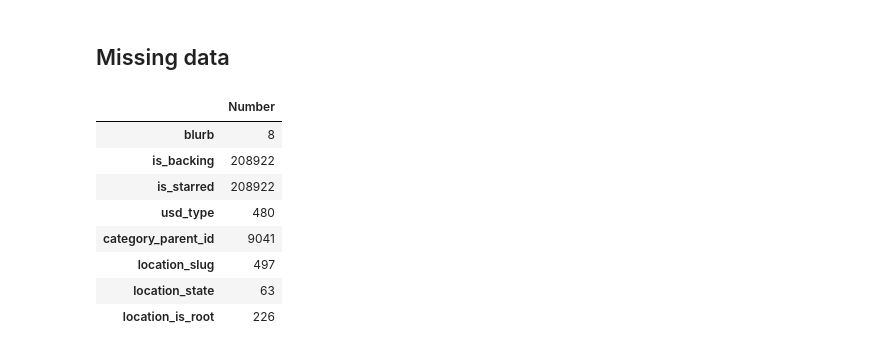
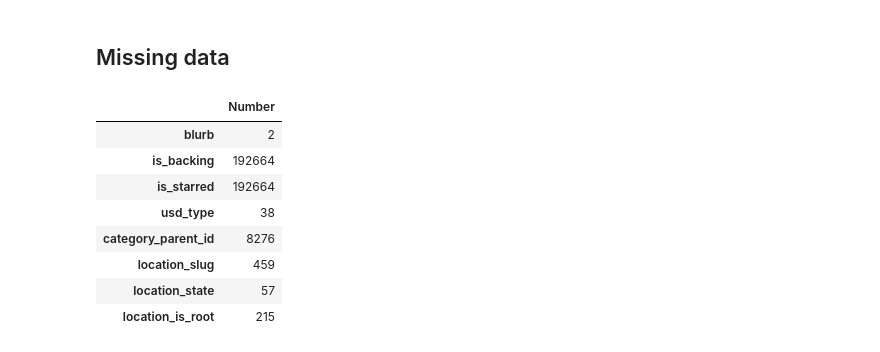
Before and after one commit to skrutzky/Project-2_Kickstarter, a Jupyter notebook: DS-Project-2_Kickstarter.ipynb, the cells around one changed output. Drawn from its saved outputs; the diff is of its cells as text; code cells hidden in the pictures.

```diff
--- a/DS-Project-2_Kickstarter.ipynb
+++ b/DS-Project-2_Kickstarter.ipynb
@@ -142,3 +202,9 @@ for names in dict_list:
 category
 location
 profile_test
+# %%
+# das ging doch irgendwie schöner mit eval...
+df = df[df.state!='canceled']
+df = df[df.state!='live']
+df = df[df.state!='suspended']
+df.shape
@@ -203,15 +282,15 @@ Name: is_backing, Length: 300, dtype: object
 # %% [markdown]
 ## Missing data
 # %%
-missing = pd.DataFrame(df.isnull().sum(),columns=['Number'])
+missing = pd.DataFrame(df2.isnull().sum(),columns=['Number'])
 missing[missing.Number!=0]
 # %% [output]
 |  | Number |
-| blurb | 8 |
-| is_backing | 208922 |
-| is_starred | 208922 |
-| usd_type | 480 |
-| category_parent_id | 9041 |
-| location_slug | 497 |
-| location_state | 63 |
-| location_is_root | 226 |
+| blurb | 2 |
+| is_backing | 192664 |
+| is_starred | 192664 |
+| usd_type | 38 |
+| category_parent_id | 8276 |
+| location_slug | 459 |
+| location_state | 57 |
+| location_is_root | 215 |
```
Also changed, not shown: parts of 31 cells of this notebook.
